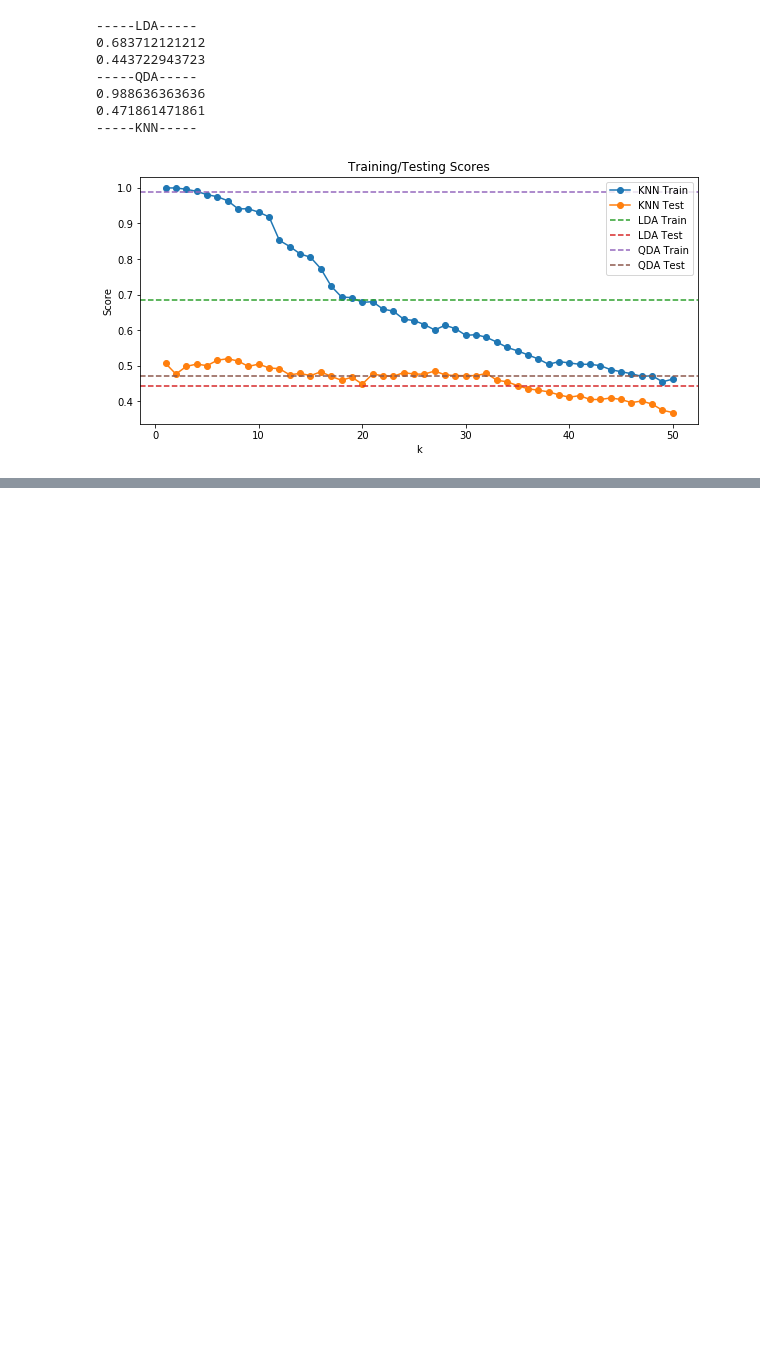
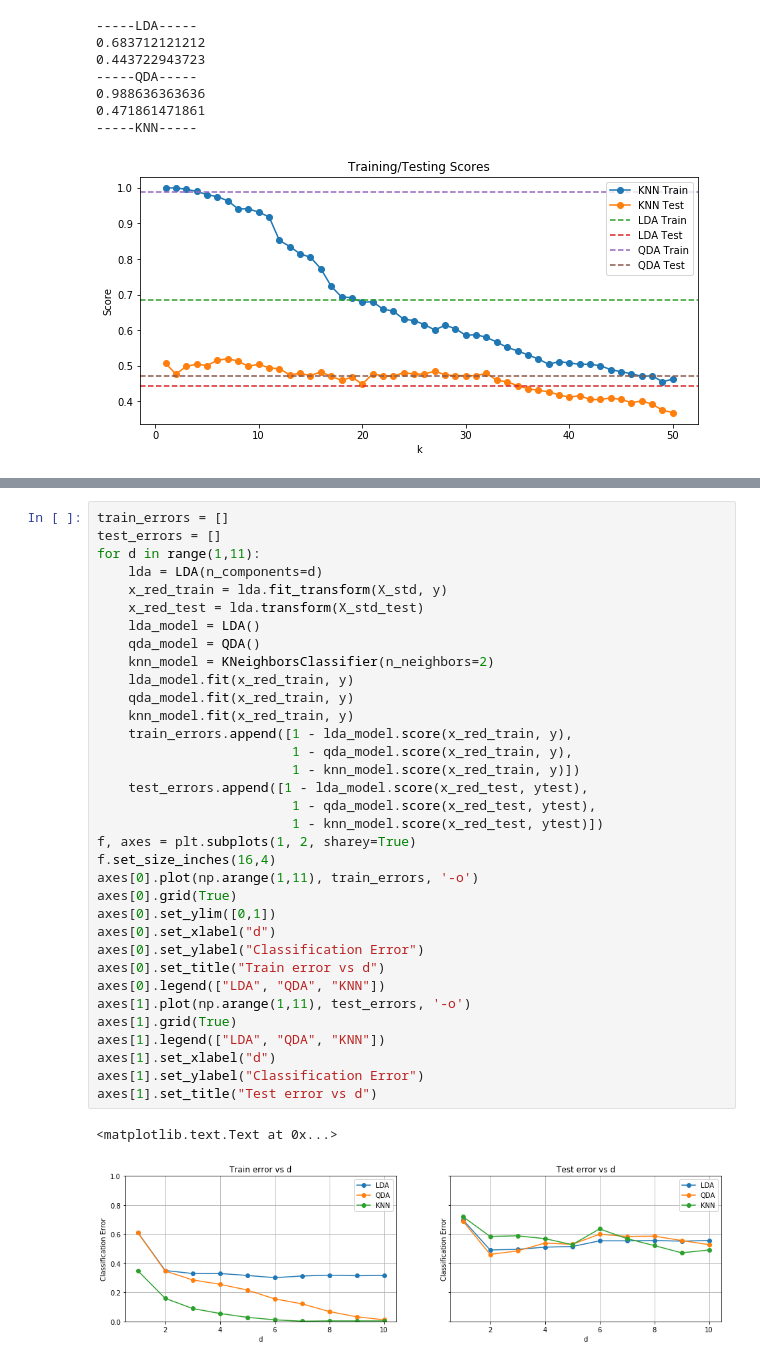
Before and after one commit to adrienju/MachineLearning_2, a Jupyter notebook: Tarea 2 ML.ipynb, the cells around one changed output, grey strips where cells are left out. Cells and saved outputs as stored; diff of their text form; blank space fills up the shorter version.

```diff
--- a/Tarea 2 ML.ipynb
+++ b/Tarea 2 ML.ipynb
@@ -149,0 +187,37 @@ plt.show()
+# %%
+train_errors = []
+test_errors = []
+for d in range(1,11):
+    lda = LDA(n_components=d)
+    x_red_train = lda.fit_transform(X_std, y)
+    x_red_test = lda.transform(X_std_test)
+    lda_model = LDA()
+    qda_model = QDA()
+    knn_model = KNeighborsClassifier(n_neighbors=2)
+    lda_model.fit(x_red_train, y)
+    qda_model.fit(x_red_train, y)
+    knn_model.fit(x_red_train, y)
+    train_errors.append([1 - lda_model.score(x_red_train, y),
+                         1 - qda_model.score(x_red_train, y),
+                         1 - knn_model.score(x_red_train, y)])
+    test_errors.append([1 - lda_model.score(x_red_test, ytest),
+                         1 - qda_model.score(x_red_test, ytest),
+                         1 - knn_model.score(x_red_test, ytest)])
+f, axes = plt.subplots(1, 2, sharey=True)
+f.set_size_inches(16,4)
+axes[0].plot(np.arange(1,11), train_errors, '-o')
+axes[0].grid(True)
+axes[0].set_ylim([0,1])
+axes[0].set_xlabel("d")
+axes[0].set_ylabel("Classification Error")
+axes[0].set_title("Train error vs d")
+axes[0].legend(["LDA", "QDA", "KNN"])
+axes[1].plot(np.arange(1,11), test_errors, '-o')
+axes[1].grid(True)
+axes[1].legend(["LDA", "QDA", "KNN"])
+axes[1].set_xlabel("d")
+axes[1].set_ylabel("Classification Error")
+axes[1].set_title("Test error vs d")
+# %% [output]
+<matplotlib.text.Text at 0x...>
+[figure, added]
```
Also changed, not shown: parts of 2 cells of this notebook.
